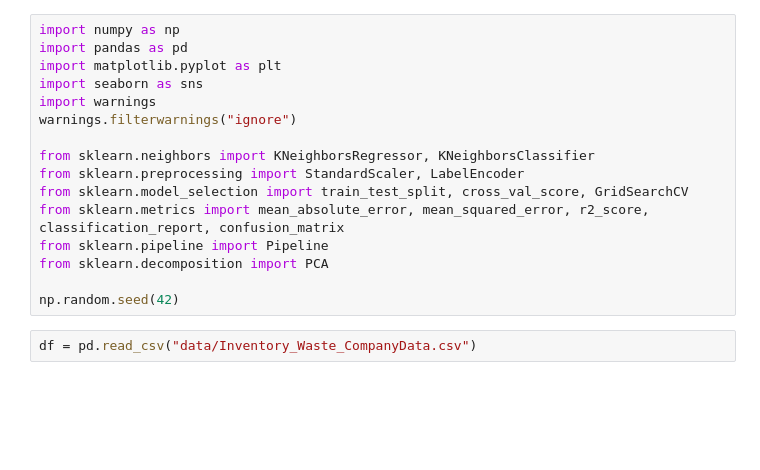
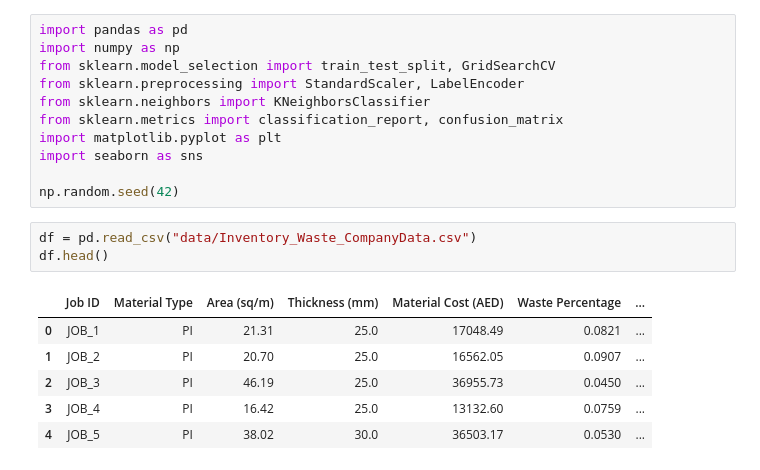
Before and after one commit to ofimikfra/CSCI323-Project, a Jupyter notebook: knn_model.ipynb, the cells around one changed output. Drawn from its saved outputs; the diff is of its cells as text; blank space fills up the shorter version.

Commit message:
Update knn model to align better with business problem

```diff
--- a/knn_model.ipynb
+++ b/knn_model.ipynb
@@ -1,18 +1,21 @@
 # %%
+import pandas as pd
 import numpy as np
-import pandas as pd
+from sklearn.model_selection import train_test_split, GridSearchCV
+from sklearn.preprocessing import StandardScaler, LabelEncoder
+from sklearn.neighbors import KNeighborsClassifier
+from sklearn.metrics import classification_report, confusion_matrix
 import matplotlib.pyplot as plt
 import seaborn as sns
-import warnings
-warnings.filterwarnings("ignore")
-
-from sklearn.neighbors import KNeighborsRegressor, KNeighborsClassifier
-from sklearn.preprocessing import StandardScaler, LabelEncoder
-from sklearn.model_selection import train_test_split, cross_val_score, GridSearchCV
-from sklearn.metrics import mean_absolute_error, mean_squared_error, r2_score, classification_report, confusion_matrix
-from sklearn.pipeline import Pipeline
-from sklearn.decomposition import PCA
 
 np.random.seed(42)
 # %%
 df = pd.read_csv("data/Inventory_Waste_CompanyData.csv")
+df.head()
+# %% [output]
+|  | Job ID | Material Type | Area (sq/m) | Thickness (mm) | Material Cost (AED) | Waste Percentage | ... |
+| 0 | JOB_1 | PI | 21.31 | 25.0 | 17048.49 | 0.0821 | ... |
+| 1 | JOB_2 | PI | 20.70 | 25.0 | 16562.05 | 0.0907 | ... |
+| 2 | JOB_3 | PI | 46.19 | 25.0 | 36955.73 | 0.0450 | ... |
+| 3 | JOB_4 | PI | 16.42 | 25.0 | 13132.60 | 0.0759 | ... |
+| 4 | JOB_5 | PI | 38.02 | 30.0 | 36503.17 | 0.0530 | ... |
```
Also changed, not shown: parts of 12 cells of this notebook, 1 other file.
